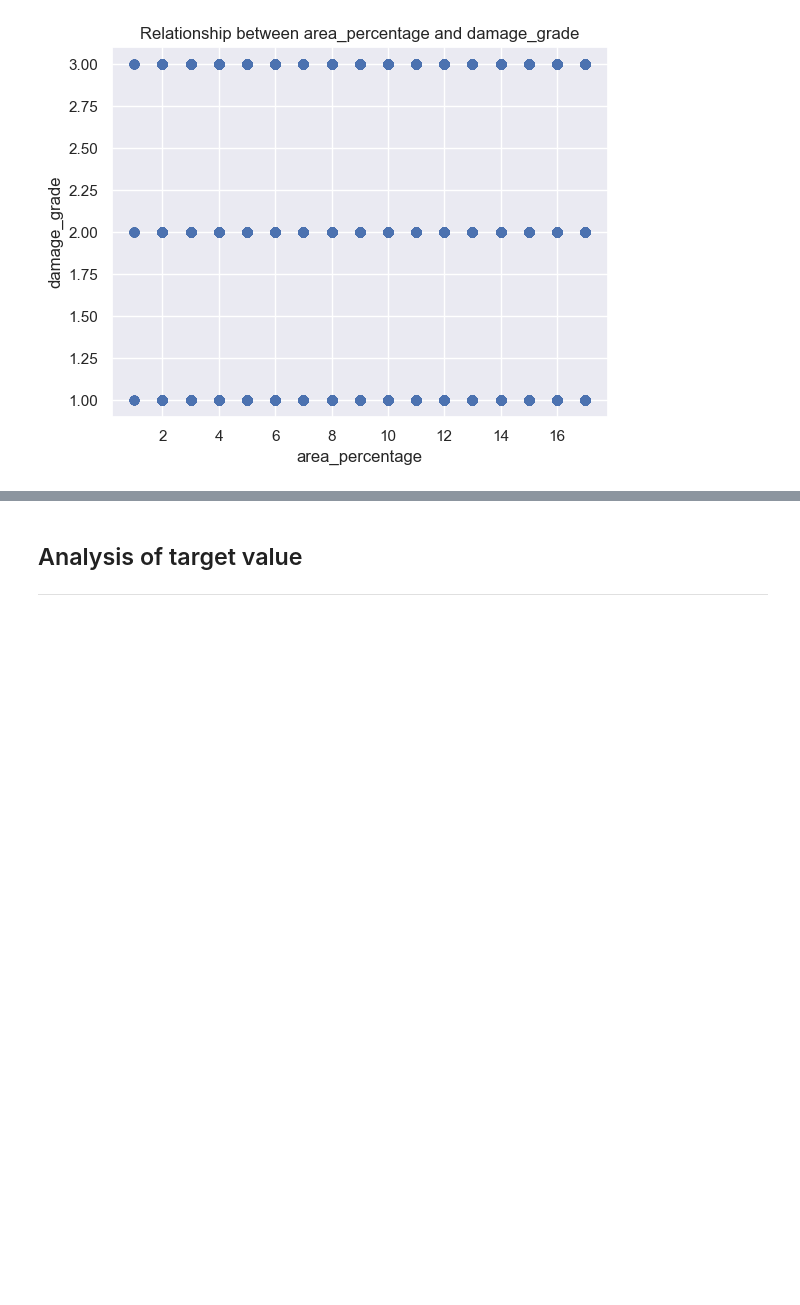
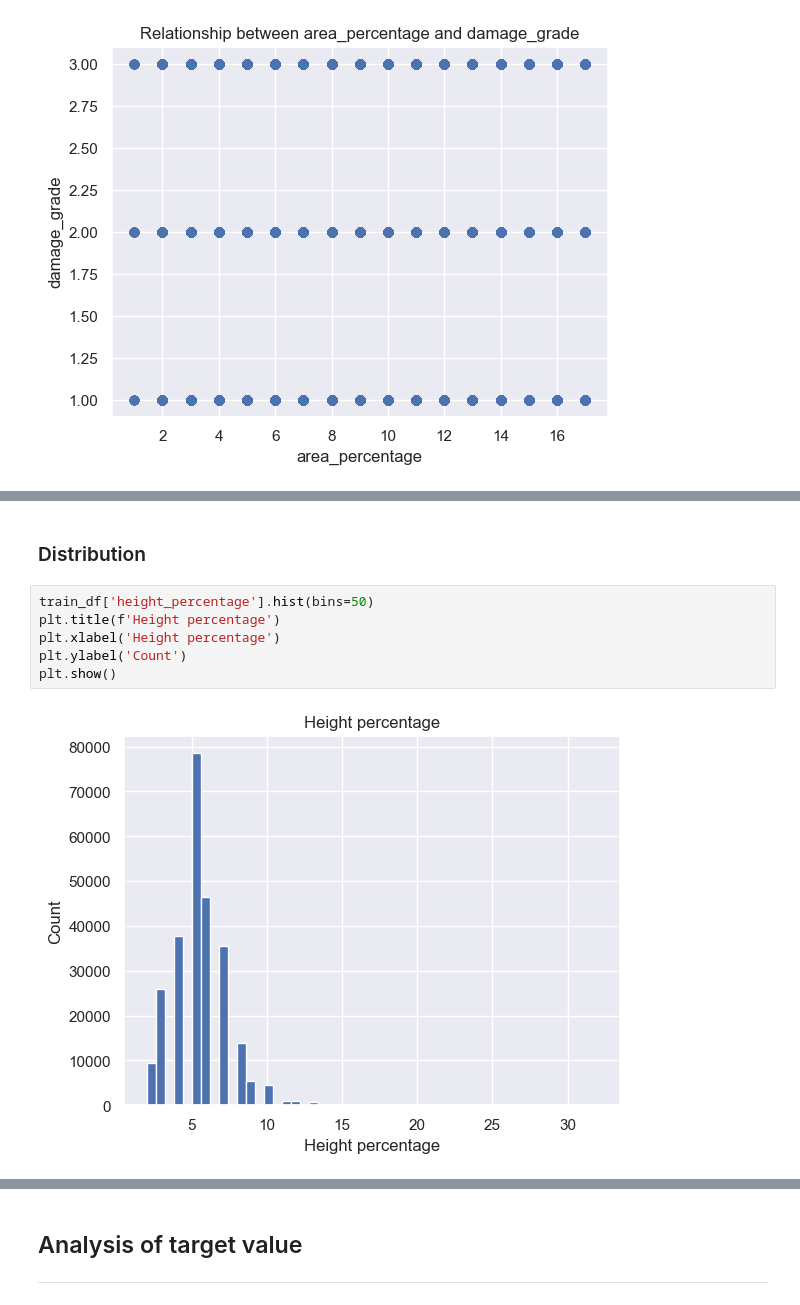
Before and after one commit to Sidies/-2015_Gorkha_earthquake_damage_prediction, a Jupyter notebook: notebooks/Exploration.ipynb, the cells around one changed output, grey strips where cells are left out. Cells and saved outputs as stored; diff of their text form; blank space fills up the shorter version.

Commit message:
Height_percentage distribution +relation to target

```diff
--- a/notebooks/Exploration.ipynb
+++ b/notebooks/Exploration.ipynb
@@ -325,0 +328,10 @@ plt.show()
+# %% [markdown]
+### Distribution
+# %%
+train_df['height_percentage'].hist(bins=50)
+plt.title(f'Height percentage')
+plt.xlabel('Height percentage')
+plt.ylabel('Count')
+plt.show()
+# %% [output]
+[figure, added]
```
Also changed, not shown: parts of 17 cells of this notebook.
